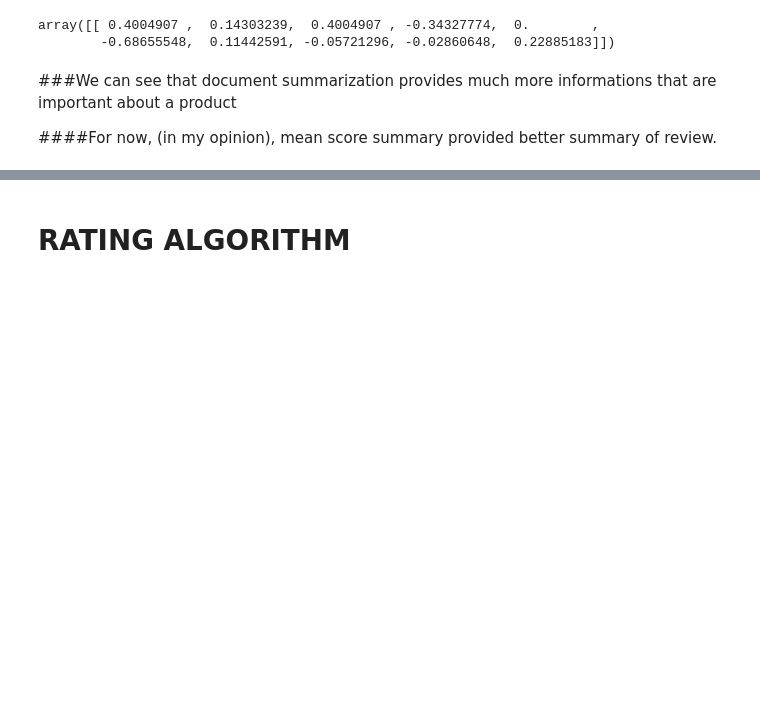
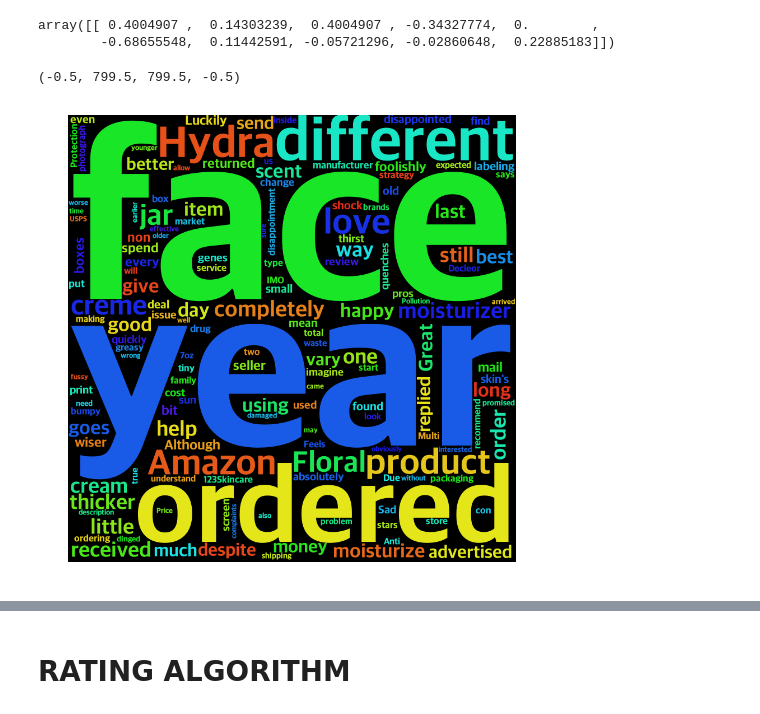
Before and after one commit to chao1981/Beauty-Product-Recommendation-Engine, a Jupyter notebook: Kojak.ipynb, the cells around one changed output, grey strips where cells are left out. Cells and saved outputs as stored; diff of their text form; code cells hidden in the pictures; blank space fills up the shorter version.

Commit message:
add wordcloud into Kojak

```diff
--- a/Kojak.ipynb
+++ b/Kojak.ipynb
@@ -437,7 +439,19 @@ to_matrix.toarray()
 # %% [output]
 array([[ 0.4004907 ,  0.14303239,  0.4004907 , -0.34327774,  0.        ,
         -0.68655548,  0.11442591, -0.05721296, -0.02860648,  0.22885183]])
-# %% [markdown]
-###We can see that document summarization provides much more informations that are important about a product
-
-####For now, (in my opinion), mean score summary provided better summary of review.
+# %%
+import os
+import matplotlib.pyplot as plt
+from wordcloud import WordCloud, STOPWORDS
+
+text = get_b_product(100)['Reviews']
+wordcloud = WordCloud(font_path='/Library/Fonts/AppleSDGothicNeo-ExtraBold.otf',
+                      width=800, height=800,
+                      stopwords=STOPWORDS.update(["buy","use",
+                                                  "reviewerID", "helpful"])).generate(text)
+
+plt.imshow(wordcloud)
+plt.axis("off")
+# %% [output]
+(-0.5, 799.5, 799.5, -0.5)
+[figure, added]
```
Also changed, not shown: parts of 20 cells of this notebook, 1 other file.
